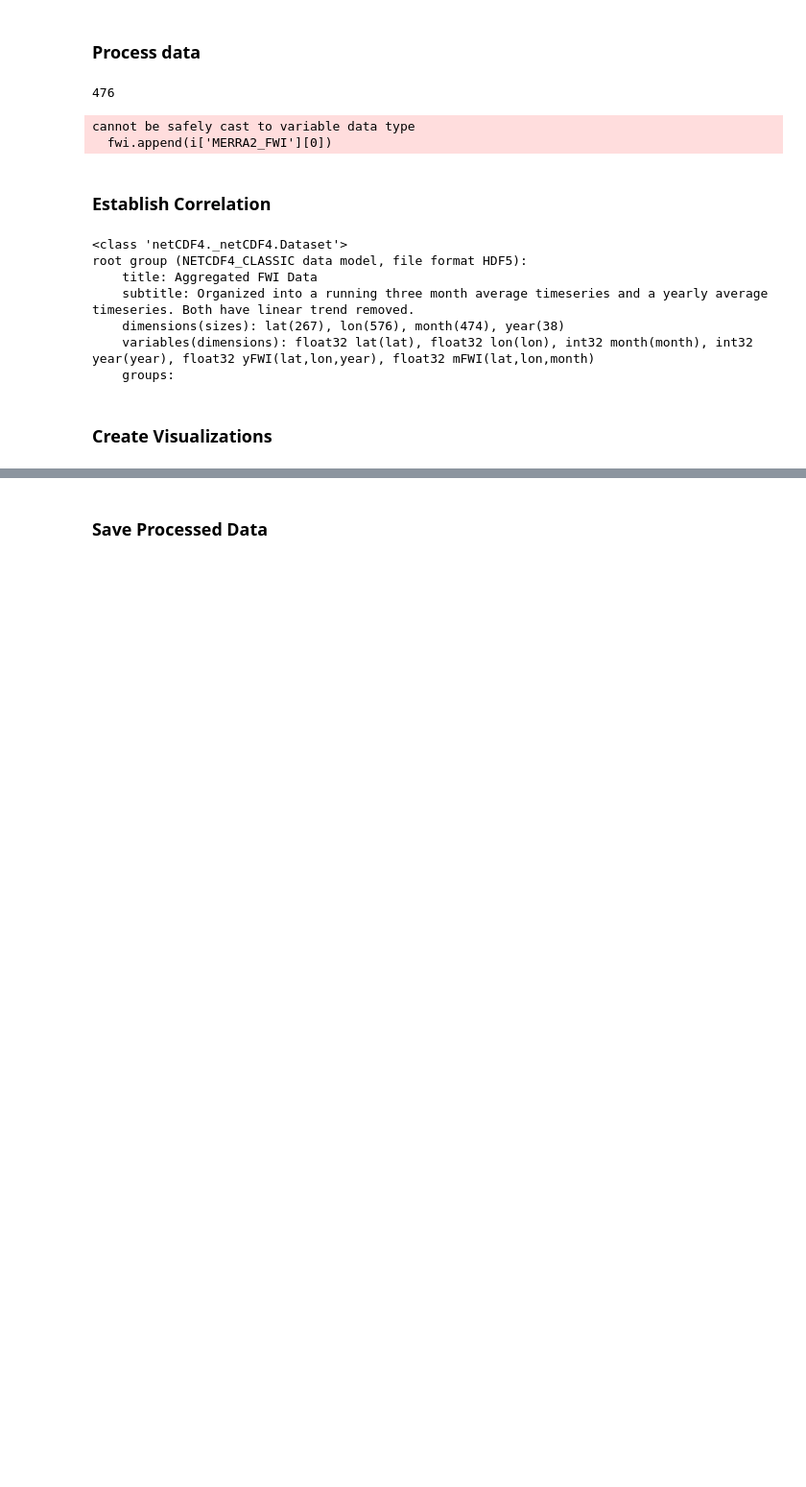
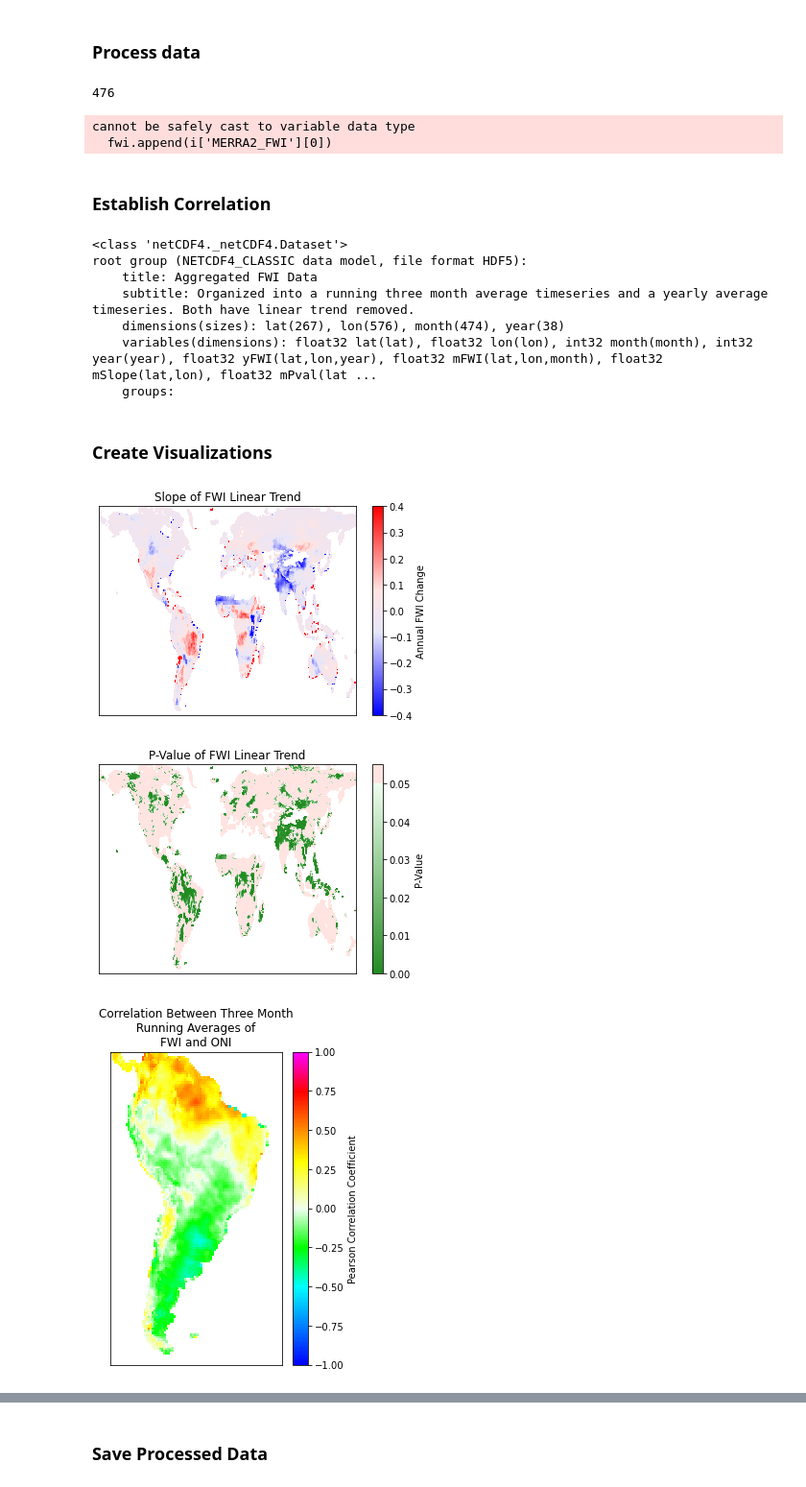
Before and after one commit to patrick-naylor/Global-FWI-ONI-Relationship, a Jupyter notebook: Patrick_Naylor_ONI_FWI_Analysis.ipynb, the cells around one changed output, grey strips where cells are left out. Shown at 96% size. Cells and saved outputs as stored; diff of their text form; code cells hidden in the pictures; blank space fills up the shorter version.

```diff
--- a/Patrick_Naylor_ONI_FWI_Analysis.ipynb
+++ b/Patrick_Naylor_ONI_FWI_Analysis.ipynb
@@ -183,17 +183,19 @@ from matplotlib.colors import LinearSegmentedColormap
 # %%
 #Loads processed data from NetCDF file. This is where you start if you are using the file I provided
 
-data = nc.Dataset('aggregate_data_9.nc')
+data = nc.Dataset('aggregate_data_10.nc')
 print(data)
 three_month_avg = data['mFWI']
 fwi_y_detrend = data['yFWI']
+t_trend_slope = data['mSlope']
+t_trend_pvalue = data['mPval']
 # %% [output]
 <class 'netCDF4._netCDF4.Dataset'>
 root group (NETCDF4_CLASSIC data model, file format HDF5):
     title: Aggregated FWI Data
     subtitle: Organized into a running three month average timeseries and a yearly average timeseries. Both have linear trend removed.
     dimensions(sizes): lat(267), lon(576), month(474), year(38)
-    variables(dimensions): float32 lat(lat), float32 lon(lon), int32 month(month), int32 year(year), float32 yFWI(lat,lon,year), float32 mFWI(lat,lon,month)
+    variables(dimensions): float32 lat(lat), float32 lon(lon), int32 month(month), int32 year(year), float32 yFWI(lat,lon,year), float32 mFWI(lat,lon,month), float32 mSlope(lat,lon), float32 mPval(lat ...
     groups:
 # %%
 #Removes the seasonal cycle from the detrend monthly data
@@ -304,33 +306,37 @@ nodes3 = [0,.25,.375,.5,.65,.875,1]
 cmap3 = LinearSegmentedColormap.from_list('mycmap', list(zip(nodes3,colors3)))
 plt.pcolormesh(m_coeff[0:140,150:240], vmin=-1, vmax=1, cmap = cmap3)
 plt.colorbar(label = 'Pearson Correlation Coefficient')
-plt.title('Correlation Between Three Month Running Averages of \nFWI and ONI')
+plt.title('Correlation Between Three Month\n Running Averages of \nFWI and ONI')
 plt.tick_params(axis='both', which='both', bottom=False, top=False, labelbottom=False, right=False, left=False, labelleft=False)
 plt.savefig('three_month_correlation.png')
 
 plt.figure(4, figsize = ([4,6]))
 plt.pcolormesh(t_coeff[0:140,150:240], vmin=-1, vmax=1, cmap = cmap3)
 plt.colorbar(label = 'Pearson Correlation Coefficient')
-plt.title('Correlation Between Yearly Average FWI and ONI')
+plt.title('Correlation Between Yearly Average\n FWI and ONI')
 plt.tick_params(axis='both', which='both', bottom=False, top=False, labelbottom=False, right=False, left=False, labelleft=False)
 plt.savefig('yearly_correlation.png')
 
 plt.figure(5, figsize = ([4,6]))
 colors1 = ['blue', 'lavender','mistyrose', 'red']
 nodes1 = [0.0, 0.4, 0.6, 1.0]
 cmap1 = LinearSegmentedColormap.from_list('mycmap', list(zip(nodes1,colors1)))
 plt.pcolormesh(t_trend_slope[0:140,150:240]*365.25,cmap = cmap1, vmin=-0.4, vmax=0.4)
 plt.colorbar(label = 'Annual FWI Change')
 plt.title('Slope of FWI Linear Trend')
 plt.tick_params(axis='both', which='both', bottom=False, top=False, labelbottom=False, right=False, left=False, labelleft=False)
 plt.savefig('sa_FWI_linear_trend_slope.png')
 
 plt.figure(6, figsize = ([4,6]))
 colors2 = ['forestgreen', 'honeydew','mistyrose', 'mistyrose']
 nodes2 = [0.0,11/12, 11/12, 1.0]
 cmap2 = LinearSegmentedColormap.from_list('mycmap', list(zip(nodes2,colors2)))
 plt.pcolormesh(t_trend_pvalue[0:140,150:240], cmap = cmap2, vmin=0, vmax=0.055)
 plt.colorbar(label = 'P-Value')
 plt.title('P-Value of FWI Linear Trend')
 plt.tick_params(axis='both', which='both', bottom=False, top=False, labelbottom=False, right=False, left=False, labelleft=False)
 plt.savefig('sa_FWI_linear_trend_pval.png')
+# %% [output]
+[figure, added]
+[figure, added]
+[figure, added]
```
Also changed, not shown: parts of 2 cells of this notebook, 2 other files.
